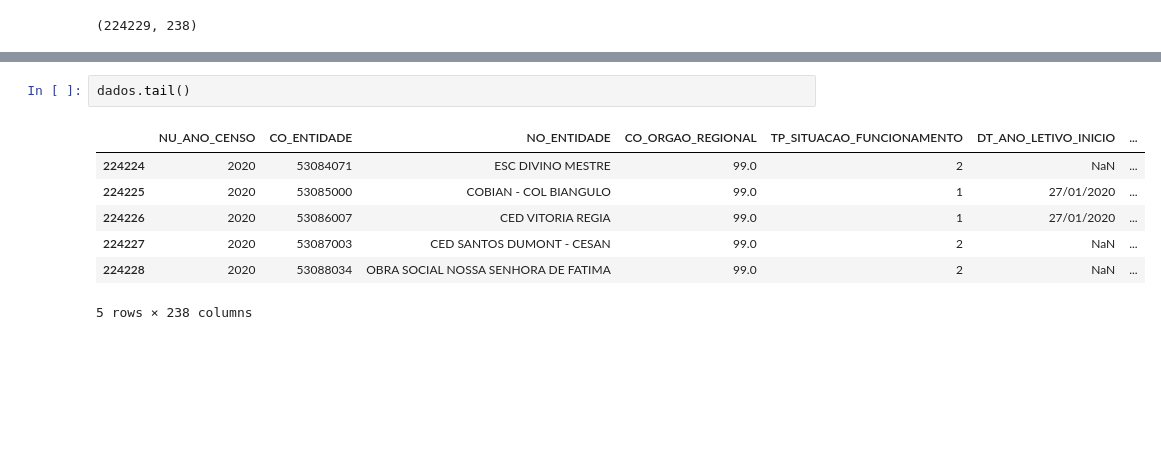
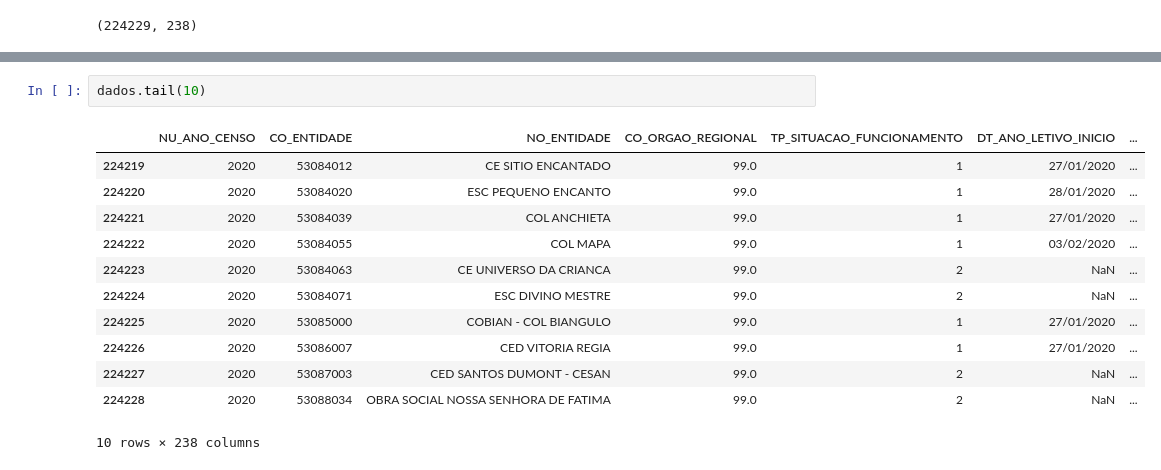
Before and after one commit to Ignorancia-Zero/curso-ciencia-dados, a Jupyter notebook: notebooks/Rascunho - Download Dados.ipynb, the cells around one changed output, grey strips where cells are left out. Saved outputs shown, nothing was run; the diff lists cells and outputs as text; blank space fills up the shorter version.

```diff
--- a/notebooks/Rascunho - Download Dados.ipynb
+++ b/notebooks/Rascunho - Download Dados.ipynb
@@ -69,10 +76,15 @@ dados.head()
 # %%
-dados.tail()
+dados.tail(10)
 # %% [output]
 |  | NU_ANO_CENSO | CO_ENTIDADE | NO_ENTIDADE | CO_ORGAO_REGIONAL | TP_SITUACAO_FUNCIONAMENTO | DT_ANO_LETIVO_INICIO | ... |
+| 224219 | 2020 | 53084012 | CE SITIO ENCANTADO | 99.0 | 1 | 27/01/2020 | ... |
+| 224220 | 2020 | 53084020 | ESC PEQUENO ENCANTO | 99.0 | 1 | 28/01/2020 | ... |
+| 224221 | 2020 | 53084039 | COL ANCHIETA | 99.0 | 1 | 27/01/2020 | ... |
+| 224222 | 2020 | 53084055 | COL MAPA | 99.0 | 1 | 03/02/2020 | ... |
+| 224223 | 2020 | 53084063 | CE UNIVERSO DA CRIANCA | 99.0 | 2 | NaN | ... |
 | 224224 | 2020 | 53084071 | ESC DIVINO MESTRE | 99.0 | 2 | NaN | ... |
 | 224225 | 2020 | 53085000 | COBIAN - COL BIANGULO | 99.0 | 1 | 27/01/2020 | ... |
 | 224226 | 2020 | 53086007 | CED VITORIA REGIA | 99.0 | 1 | 27/01/2020 | ... |
 | 224227 | 2020 | 53087003 | CED SANTOS DUMONT - CESAN | 99.0 | 2 | NaN | ... |
 | 224228 | 2020 | 53088034 | OBRA SOCIAL NOSSA SENHORA DE FATIMA | 99.0 | 2 | NaN | ... |
-5 rows × 238 columns
+10 rows × 238 columns
```
Also changed, not shown: parts of 8 cells of this notebook, 1 other file.
